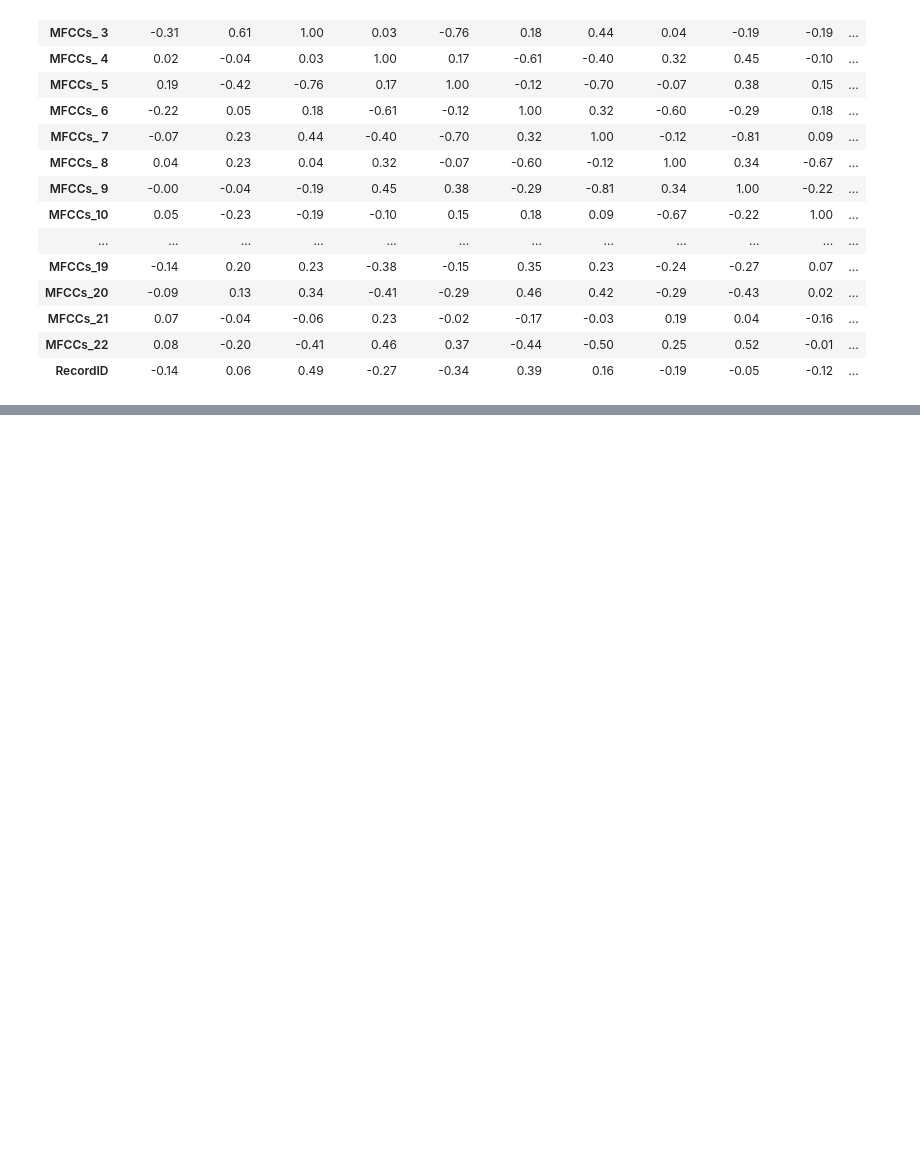
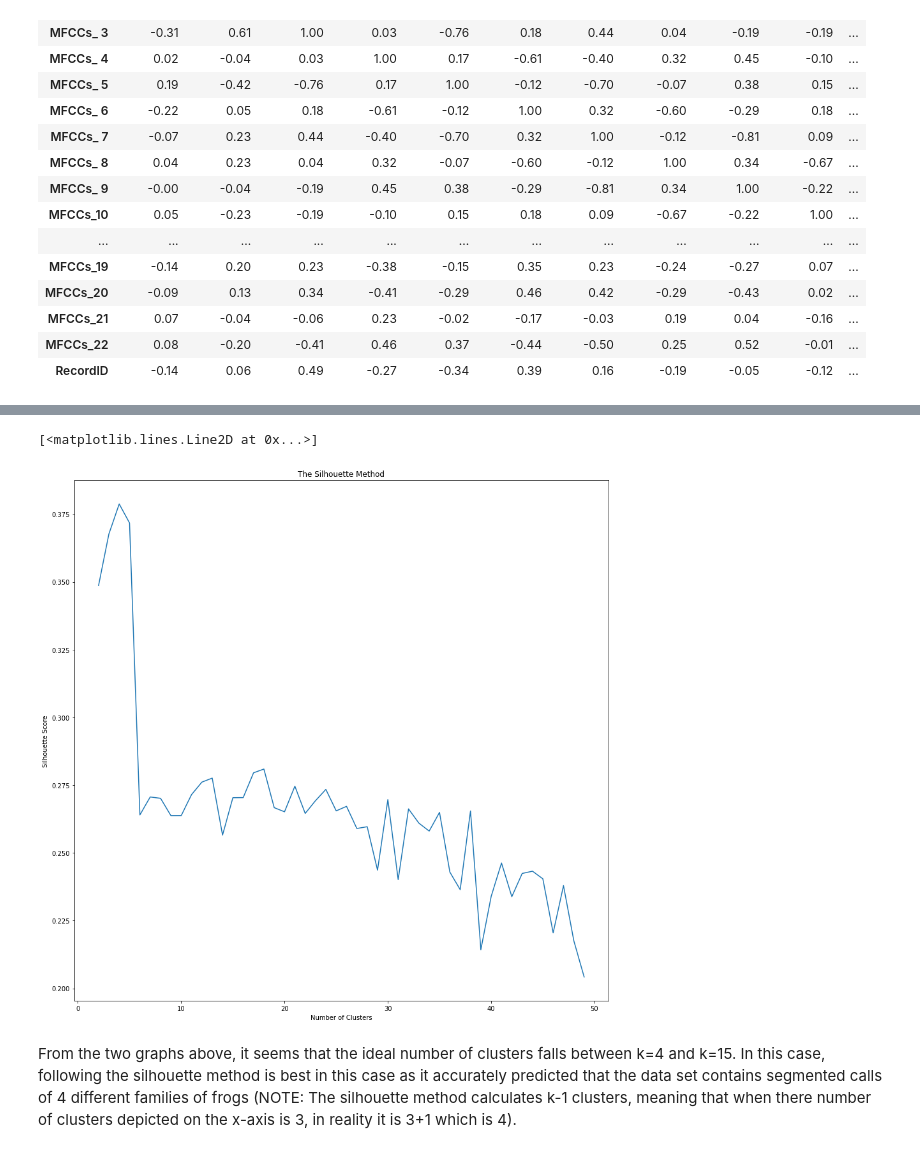
Before and after one commit to wpeguero/DSC-540__machine_learning_for_data_science, a Jupyter notebook: Topic 2 - Unsupervised Learning/clustering_with_k_means.ipynb, the cells around one changed output, grey strips where cells are left out. Cells and saved outputs as stored; diff of their text form; code cells hidden in the pictures; blank space fills up the shorter version.

```diff
--- a/Topic 2 - Unsupervised Learning/clustering_with_k_means.ipynb
+++ b/Topic 2 - Unsupervised Learning/clustering_with_k_means.ipynb
@@ -123,0 +151,10 @@ corr_matrix\
+# %%
+plt.title('The Silhouette Method')
+plt.xlabel('Number of Clusters')
+plt.ylabel('Silhouette Score')
+plt.plot(range(2,50), sil_method)
+# %% [output]
+[<matplotlib.lines.Line2D at 0x...>]
+[figure, added]
+# %% [markdown]
+From the two graphs above, it seems that the ideal number of clusters falls between k=4 and k=15. In this case, following the silhouette method is best in this case as it accurately predicted that the data set contains segmented calls of 4 different families of frogs (NOTE: The silhouette method calculates k-1 clusters, meaning that when there number of clusters depicted on the x-axis is 3, in reality it is 3+1 which is 4).
```
Also changed, not shown: parts of 14 cells of this notebook, 4 other files.
